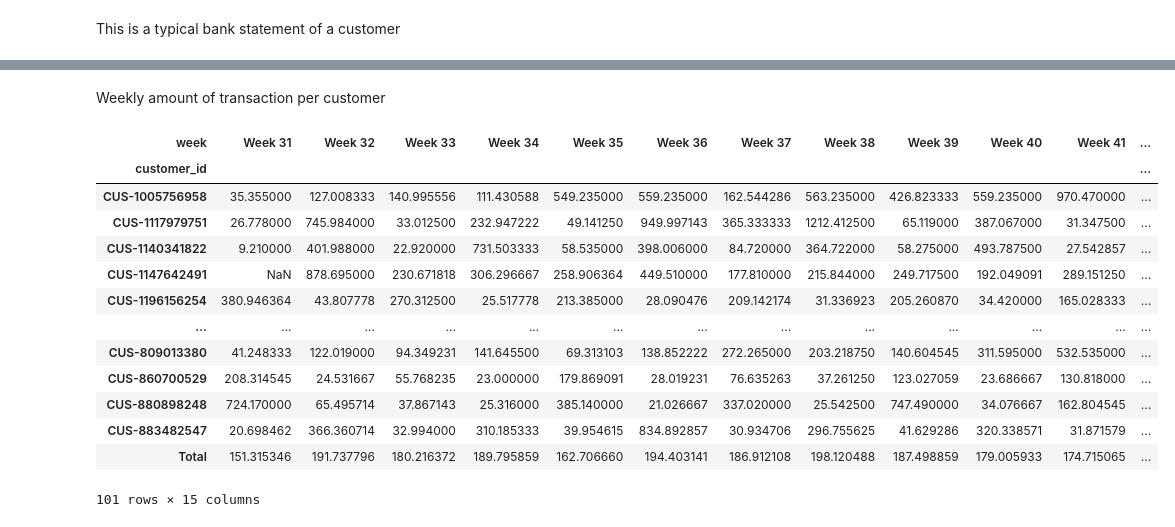
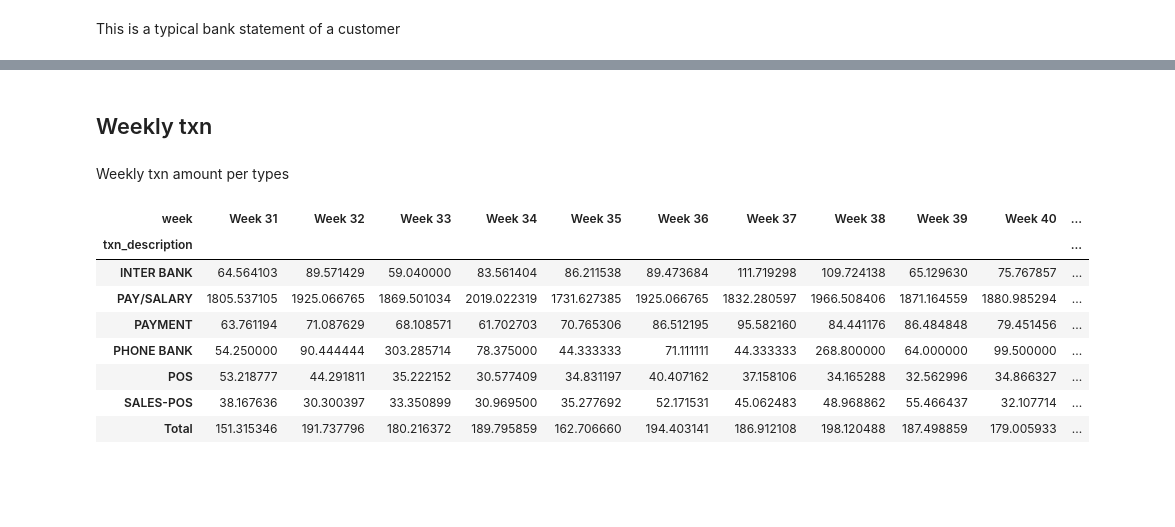
Before and after one commit to gtanubrata/Predicting-Annual-Salary, a Jupyter notebook: ANZ EDA.ipynb, the cells around one changed output, grey strips where cells are left out. Drawn from its saved outputs; the diff is of its cells as text; code cells hidden in the pictures; blank space fills up the shorter version.

```diff
--- a/ANZ EDA.ipynb
+++ b/ANZ EDA.ipynb
@@ -530,21 +612,18 @@ df[df['customer_id'] == 'CUS-2370108457'][['txn_description', 'balance', 'date',
+# %% [markdown]
+## Weekly txn
 # %% [markdown]
-Weekly amount of transaction per customer
+Weekly txn amount per types
 # %%
-week_amount = pd.pivot_table(data=df, values='amount', index='customer_id', columns='week',
+week_amount = pd.pivot_table(data=df, values='amount', index='txn_description', columns='week',
                              margins=True, margins_name='Total')
 week_amount
 # %% [output]
-| week | Week 31 | Week 32 | Week 33 | Week 34 | Week 35 | Week 36 | Week 37 | Week 38 | Week 39 | Week 40 | Week 41 | ... |
-| customer_id |  |  |  |  |  |  |  |  |  |  |  | ... |
-| CUS-1005756958 | 35.355000 | 127.008333 | 140.995556 | 111.430588 | 549.235000 | 559.235000 | 162.544286 | 563.235000 | 426.823333 | 559.235000 | 970.470000 | ... |
-| CUS-1117979751 | 26.778000 | 745.984000 | 33.012500 | 232.947222 | 49.141250 | 949.997143 | 365.333333 | 1212.412500 | 65.119000 | 387.067000 | 31.347500 | ... |
-| CUS-1140341822 | 9.210000 | 401.988000 | 22.920000 | 731.503333 | 58.535000 | 398.006000 | 84.720000 | 364.722000 | 58.275000 | 493.787500 | 27.542857 | ... |
-| CUS-1147642491 | NaN | 878.695000 | 230.671818 | 306.296667 | 258.906364 | 449.510000 | 177.810000 | 215.844000 | 249.717500 | 192.049091 | 289.151250 | ... |
-| CUS-1196156254 | 380.946364 | 43.807778 | 270.312500 | 25.517778 | 213.385000 | 28.090476 | 209.142174 | 31.336923 | 205.260870 | 34.420000 | 165.028333 | ... |
-| ... | ... | ... | ... | ... | ... | ... | ... | ... | ... | ... | ... | ... |
-| CUS-809013380 | 41.248333 | 122.019000 | 94.349231 | 141.645500 | 69.313103 | 138.852222 | 272.265000 | 203.218750 | 140.604545 | 311.595000 | 532.535000 | ... |
-| CUS-860700529 | 208.314545 | 24.531667 | 55.768235 | 23.000000 | 179.869091 | 28.019231 | 76.635263 | 37.261250 | 123.027059 | 23.686667 | 130.818000 | ... |
-| CUS-880898248 | 724.170000 | 65.495714 | 37.867143 | 25.316000 | 385.140000 | 21.026667 | 337.020000 | 25.542500 | 747.490000 | 34.076667 | 162.804545 | ... |
-| CUS-883482547 | 20.698462 | 366.360714 | 32.994000 | 310.185333 | 39.954615 | 834.892857 | 30.934706 | 296.755625 | 41.629286 | 320.338571 | 31.871579 | ... |
-| Total | 151.315346 | 191.737796 | 180.216372 | 189.795859 | 162.706660 | 194.403141 | 186.912108 | 198.120488 | 187.498859 | 179.005933 | 174.715065 | ... |
+| week | Week 31 | Week 32 | Week 33 | Week 34 | Week 35 | Week 36 | Week 37 | Week 38 | Week 39 | Week 40 | ... |
+| txn_description |  |  |  |  |  |  |  |  |  |  | ... |
+| INTER BANK | 64.564103 | 89.571429 | 59.040000 | 83.561404 | 86.211538 | 89.473684 | 111.719298 | 109.724138 | 65.129630 | 75.767857 | ... |
+| PAY/SALARY | 1805.537105 | 1925.066765 | 1869.501034 | 2019.022319 | 1731.627385 | 1925.066765 | 1832.280597 | 1966.508406 | 1871.164559 | 1880.985294 | ... |
+| PAYMENT | 63.761194 | 71.087629 | 68.108571 | 61.702703 | 70.765306 | 86.512195 | 95.582160 | 84.441176 | 86.484848 | 79.451456 | ... |
+| PHONE BANK | 54.250000 | 90.444444 | 303.285714 | 78.375000 | 44.333333 | 71.111111 | 44.333333 | 268.800000 | 64.000000 | 99.500000 | ... |
+| POS | 53.218777 | 44.291811 | 35.222152 | 30.577409 | 34.831197 | 40.407162 | 37.158106 | 34.165288 | 32.562996 | 34.866327 | ... |
+| SALES-POS | 38.167636 | 30.300397 | 33.350899 | 30.969500 | 35.277692 | 52.171531 | 45.062483 | 48.968862 | 55.466437 | 32.107714 | ... |
+| Total | 151.315346 | 191.737796 | 180.216372 | 189.795859 | 162.706660 | 194.403141 | 186.912108 | 198.120488 | 187.498859 | 179.005933 | ... |
-101 rows × 15 columns
```
Also changed, not shown: parts of 46 cells of this notebook.
